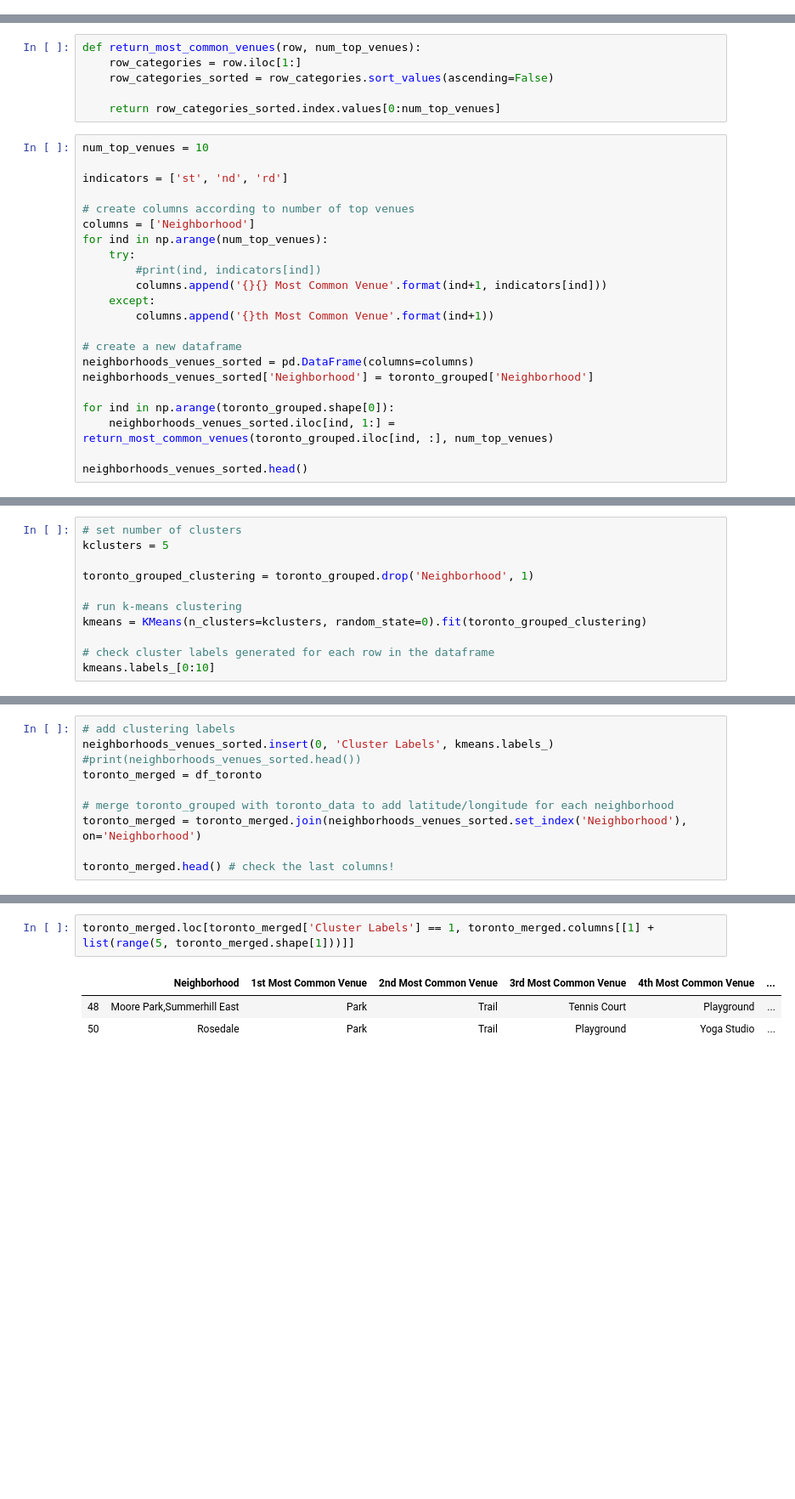
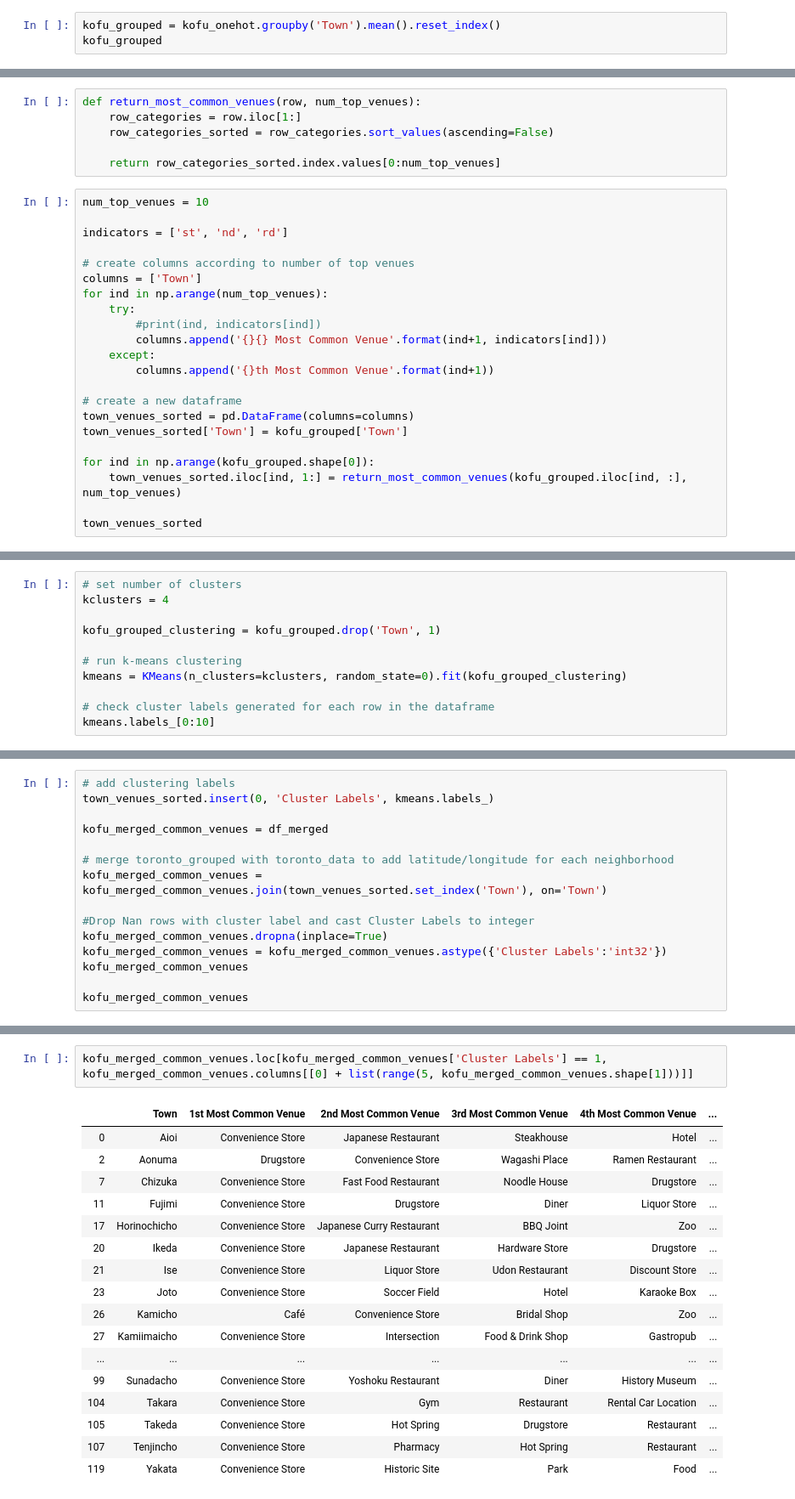
Before and after one commit to morcavon/Coursera_Capstone, a Jupyter notebook: Week4.ipynb, the cells around one changed output, grey strips where cells are left out. Shown at 85% size. Cells and saved outputs as stored; diff of their text form; blank space fills up the shorter version.

```diff
--- a/Week4.ipynb
+++ b/Week4.ipynb
@@ -254,0 +291,3 @@ toronto_grouped.shape
+# %%
+kofu_grouped = kofu_onehot.groupby('Town').mean().reset_index()
+kofu_grouped
@@ -296,7 +350,7 @@ num_top_venues = 10
 indicators = ['st', 'nd', 'rd']
 
 # create columns according to number of top venues
-columns = ['Neighborhood']
+columns = ['Town']
 for ind in np.arange(num_top_venues):
     try:
         #print(ind, indicators[ind])
@@ -305,11 +359,11 @@ for ind in np.arange(num_top_venues):
         columns.append('{}th Most Common Venue'.format(ind+1))
 
 # create a new dataframe
-neighborhoods_venues_sorted = pd.DataFrame(columns=columns)
-neighborhoods_venues_sorted['Neighborhood'] = toronto_grouped['Neighborhood']
+town_venues_sorted = pd.DataFrame(columns=columns)
+town_venues_sorted['Town'] = kofu_grouped['Town']
 
-for ind in np.arange(toronto_grouped.shape[0]):
-    neighborhoods_venues_sorted.iloc[ind, 1:] = return_most_common_venues(toronto_grouped.iloc[ind, :], num_top_venues)
+for ind in np.arange(kofu_grouped.shape[0]):
+    town_venues_sorted.iloc[ind, 1:] = return_most_common_venues(kofu_grouped.iloc[ind, :], num_top_venues)
 
-neighborhoods_venues_sorted.head()
+town_venues_sorted
 # %% [output]
@@ -322,11 +385,11 @@ neighborhoods_venues_sorted.head()
 # %%
 # set number of clusters
-kclusters = 5
+kclusters = 4
 
-toronto_grouped_clustering = toronto_grouped.drop('Neighborhood', 1)
+kofu_grouped_clustering = kofu_grouped.drop('Town', 1)
 
 # run k-means clustering
-kmeans = KMeans(n_clusters=kclusters, random_state=0).fit(toronto_grouped_clustering)
+kmeans = KMeans(n_clusters=kclusters, random_state=0).fit(kofu_grouped_clustering)
 
 # check cluster labels generated for each row in the dataframe
 kmeans.labels_[0:10]
@@ -335,11 +398,16 @@ array([2, 2, 4, 2, 4, 0, 4, 0, 0, 4])
 # %%
 # add clustering labels
-neighborhoods_venues_sorted.insert(0, 'Cluster Labels', kmeans.labels_)
-#print(neighborhoods_venues_sorted.head())
-toronto_merged = df_toronto
+town_venues_sorted.insert(0, 'Cluster Labels', kmeans.labels_)
+
+kofu_merged_common_venues = df_merged
 
 # merge toronto_grouped with toronto_data to add latitude/longitude for each neighborhood
-toronto_merged = toronto_merged.join(neighborhoods_venues_sorted.set_index('Neighborhood'), on='Neighborhood')
+kofu_merged_common_venues = kofu_merged_common_venues.join(town_venues_sorted.set_index('Town'), on='Town')
 
-toronto_merged.head() # check the last columns!
+#Drop Nan rows with cluster label and cast Cluster Labels to integer
+kofu_merged_common_venues.dropna(inplace=True)
+kofu_merged_common_venues = kofu_merged_common_venues.astype({'Cluster Labels':'int32'})
+kofu_merged_common_venues
+
+kofu_merged_common_venues
 # %% [output]
@@ -393,6 +477,20 @@ Cluster 2 - Park Area
 # %%
-toronto_merged.loc[toronto_merged['Cluster Labels'] == 1, toronto_merged.columns[[1] + list(range(5, toronto_merged.shape[1]))]]
+kofu_merged_common_venues.loc[kofu_merged_common_venues['Cluster Labels'] == 1, kofu_merged_common_venues.columns[[0] + list(range(5, kofu_merged_common_venues.shape[1]))]]
 # %% [output]
-|  | Neighborhood | 1st Most Common Venue | 2nd Most Common Venue | 3rd Most Common Venue | 4th Most Common Venue | ... |
-| 48 | Moore Park,Summerhill East | Park | Trail | Tennis Court | Playground | ... |
-| 50 | Rosedale | Park | Trail | Playground | Yoga Studio | ... |
+|  | Town | 1st Most Common Venue | 2nd Most Common Venue | 3rd Most Common Venue | 4th Most Common Venue | ... |
+| 0 | Aioi | Convenience Store | Japanese Restaurant | Steakhouse | Hotel | ... |
+| 2 | Aonuma | Drugstore | Convenience Store | Wagashi Place | Ramen Restaurant | ... |
+| 7 | Chizuka | Convenience Store | Fast Food Restaurant | Noodle House | Drugstore | ... |
+| 11 | Fujimi | Convenience Store | Drugstore | Diner | Liquor Store | ... |
+| 17 | Horinochicho | Convenience Store | Japanese Curry Restaurant | BBQ Joint | Zoo | ... |
+| 20 | Ikeda | Convenience Store | Japanese Restaurant | Hardware Store | Drugstore | ... |
+| 21 | Ise | Convenience Store | Liquor Store | Udon Restaurant | Discount Store | ... |
+| 23 | Joto | Convenience Store | Soccer Field | Hotel | Karaoke Box | ... |
+| 26 | Kamicho | Café | Convenience Store | Bridal Shop | Zoo | ... |
+| 27 | Kamiimaicho | Convenience Store | Intersection | Food & Drink Shop | Gastropub | ... |
+| ... | ... | ... | ... | ... | ... | ... |
+| 99 | Sunadacho | Convenience Store | Yoshoku Restaurant | Diner | History Museum | ... |
+| 104 | Takara | Convenience Store | Gym | Restaurant | Rental Car Location | ... |
+| 105 | Takeda | Convenience Store | Hot Spring | Drugstore | Restaurant | ... |
+| 107 | Tenjincho | Convenience Store | Pharmacy | Hot Spring | Restaurant | ... |
+| 119 | Yakata | Convenience Store | Historic Site | Park | Food | ... |
```
Also changed, not shown: parts of 56 cells of this notebook, 3 other files.
